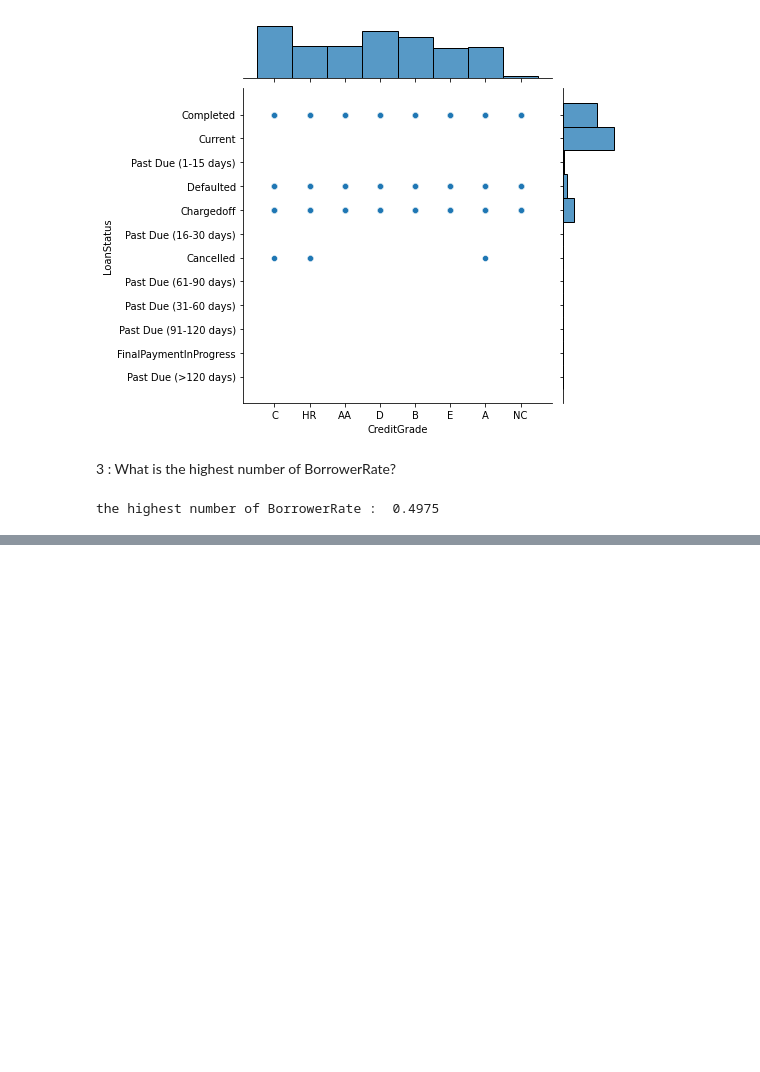
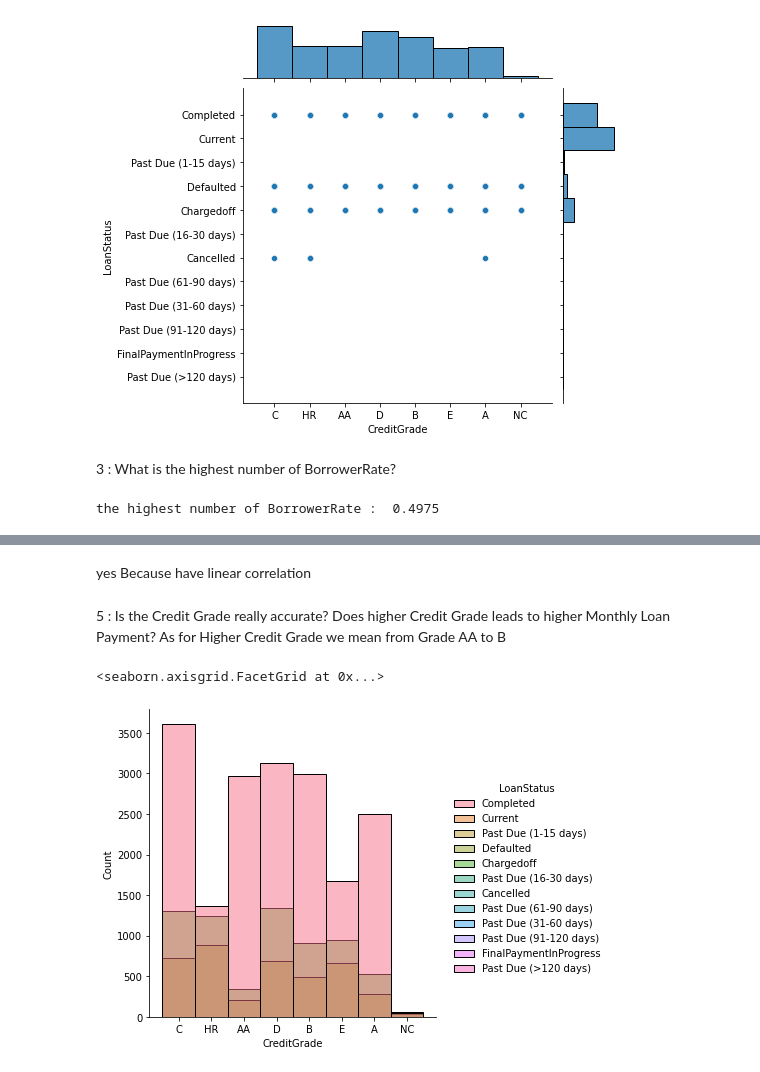
Before and after one commit to MAboElFottouh/Predictive-Modelling-Using-Social-Profile-in-Online-P2P-Lending-Market-Project-TCS56EA, a Jupyter notebook: task1.ipynb, the cells around one changed output, grey strips where cells are left out. Cells and saved outputs as stored; diff of their text form; code cells hidden in the pictures; blank space fills up the shorter version.

```diff
--- a/task1.ipynb
+++ b/task1.ipynb
@@ -128,0 +136,9 @@ the highest number of BorrowerRate :  0.4975
+# %% [markdown]
+yes Because have linear correlation
+# %% [markdown]
+ 5 : Is the Credit Grade really accurate? Does higher Credit Grade leads to higher Monthly Loan Payment? As for Higher Credit Grade we mean from Grade AA to B
+# %%
+sns.displot(data, x="CreditGrade", hue="LoanStatus")
+# %% [output]
+<seaborn.axisgrid.FacetGrid at 0x...>
+[figure, added]
```
Also changed, not shown: parts of 9 cells of this notebook.
